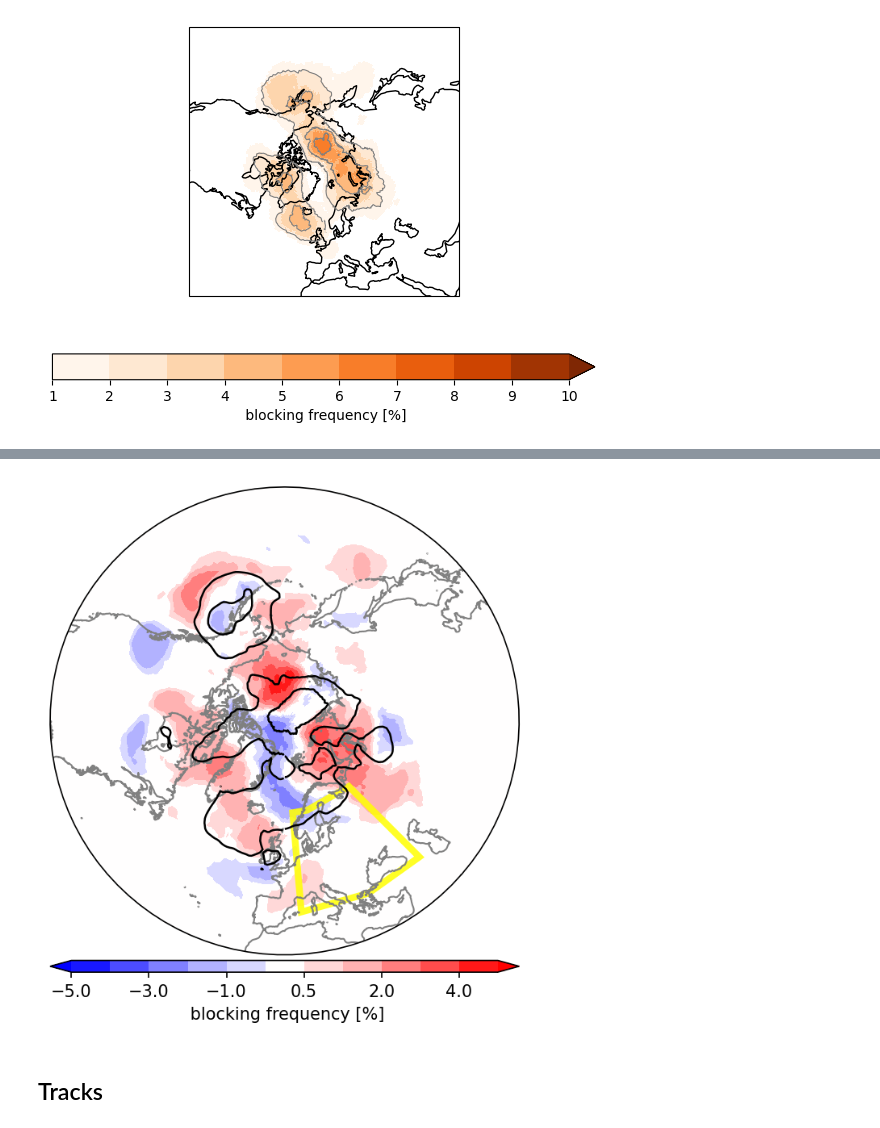
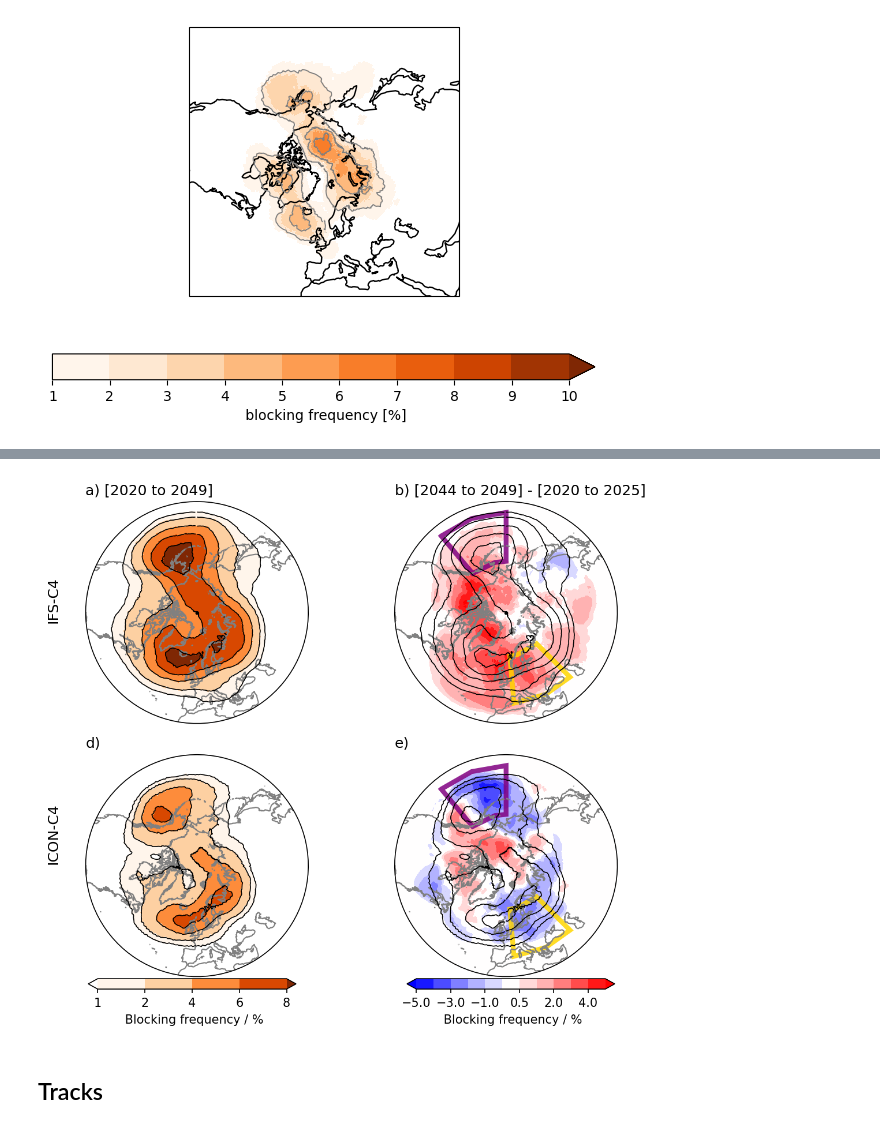
Before and after one commit to edgardotes/blocking, a Jupyter notebook: bks_test-anom.ipynb, the cells around one changed output, grey strips where cells are left out. Cells and saved outputs as stored; diff of their text form; code cells hidden in the pictures.

```diff
--- a/bks_test-anom.ipynb
+++ b/bks_test-anom.ipynb
@@ -1114,12 +1943,16 @@ import cartopy.util as cutil
 import matplotlib.patches as mpatches
 import matplotlib.path as mpath
 
-### BIAS mean ensamble
-chg_ifs_fil = gaussian_filter(chg_ifs_jja['flag'], sigma=0.5)
-feq_ifs_first_fil = gaussian_filter(feq_ifs_first_jja['flag'], sigma=1.0)
+### BIAS ifs
+chg_ifs_fil = gaussian_filter(chg_ifs['flag'], sigma=0.5)
+feq_ifs_first_fil = gaussian_filter(feq_ifs_first['flag'], sigma=1.0)
+### BIAS icon
+chg_icon_fil = gaussian_filter(chg_icon['flag'], sigma=0.5)
+feq_icon_first_fil = gaussian_filter(feq_icon_first['flag'], sigma=1.0)
 
 ### fill gap
 chg_ifs_new, clon = cutil.add_cyclic(chg_ifs_fil, chg_ifs.lon)
+chg_icon_new, clon = cutil.add_cyclic(chg_icon_fil, chg_icon.lon)
 
 ### Compute a circle in axes coordinates, which we can use as a boundary
 ### for the map. We can pan/zoom as much as we like - the boundary will be
@@ -1131,39 +1964,91 @@ circle = mpath.Path(verts * radius + center)
 # %%
 ###
 ### changes
 import matplotlib.patches as mpatches
 
 #clevels=[-8,-6,-4,-2,-1,1,2,4,6,8]
 clevels=[-5,-4,-3,-2,-1,-0.5,0.5,1,2,3,4,5]
-mlevels=np.arange(2,18,2)
+#clevels=[-4,-3,-2,-1,-0.5,0.5,1,2,3,4]
+#mlevels=[1,2,3,4,5,6,7]
+mlevels=[1,2,4,6,8]
 
 #fig, ax3 = plt.subplots(1, 3, figsize=(10, 6),dpi=150, subplot_kw={'projection': ccrs.SouthPolarStereo()})
-fig, ax3 = plt.subplots(1, 1, figsize=(5, 6),dpi=150, subplot_kw={'projection': ccrs.NorthPolarStereo()})
+fig, ((ax1,ax2),(ax3,ax4)) = plt.subplots(2, 2, figsize=(8, 6),dpi=150, subplot_kw={'projection': ccrs.NorthPolarStereo()})
 
-ax3.set_boundary(circle, transform=ax3.transAxes)
+###=== first panel
+#im =ax1.contourf(feq_ifs_first.lon, feq_ifs_first.lat,feq_ifs_first_fil, levels=mlevels,cmap='Oranges', extend = 'max', transform=ccrs.PlateCarree())
+#im0 =ax1.contour(feq_ifs_first.lon, feq_ifs_first.lat,feq_ifs_first_fil, colors='k', linewidths=1.2, levels=mlevels, transform=ccrs.PlateCarree())
+im=feq_ifs.flag.plot(ax=ax1,levels=mlevels, cmap='Oranges', extend = 'max', transform=ccrs.PlateCarree(),add_colorbar=False)
+feq_ifs.flag.plot.contour(ax=ax1,colors='k', linewidths=0.8, levels=mlevels, transform=ccrs.PlateCarree())
+ax1.set_extent([-180, 180, 30, 90], crs=ccrs.PlateCarree())
+ax1.coastlines(resolution='50m', color='grey', linestyle='-', alpha=1)
+ax1.set_boundary(circle, transform=ax1.transAxes)
+#plt.colorbar(im, orientation='horizontal',ticklocation='auto',pad=0.01, aspect=40,label=' blocking frequency [%]')
+#ax1.set_title(' [2020 to 2049]')
+ax1.set_title('a) [2020 to 2049]',loc='left',fontsize=12)
+
+fig.text(0.06, 0.75, 'IFS-C4', va='center', rotation='vertical',fontsize=12)
 
 ###==== second panel
-#im=chg_ifs.flag.plot(ax=ax3,levels=clevels, cmap='bwr', extend = 'both', transform=ccrs.PlateCarree(),add_colorbar=True,cbar_kwargs={'label': ' blocking frequency [%]','orientation':'horizontal','pad':0.01, 'aspect':50})
-im =ax3.contourf(clon, chg_ifs.lat,chg_ifs_new, levels=clevels, cmap='bwr', extend = 'both', transform=ccrs.PlateCarree())
+im =ax2.contourf(clon, chg_ifs.lat,chg_ifs_new, levels=clevels, cmap='bwr', extend = 'both', transform=ccrs.PlateCarree())
+#im2 =ax2.contour(feq_ifs_first.lon, feq_ifs_first.lat,feq_ifs_first_fil, colors='k', linewidths=1.2, levels=mlevels, transform=ccrs.PlateCarree())
+feq_ifs.flag.plot.contour(ax=ax2,colors='k', linewidths=0.8, levels=mlevels, transform=ccrs.PlateCarree())
+ax2.set_extent([-180, 180, 30, 90], crs=ccrs.PlateCarree())
+ax2.coastlines(resolution='50m', color='grey', linestyle='-', alpha=1)
+ax2.add_patch(mpatches.Rectangle(xy=[5, 40], width=40, height=25,\
+                                 facecolor='none',alpha=0.85,edgecolor="gold",linewidth=4,transform=ccrs.PlateCarree()))
+ax2.add_patch(mpatches.Rectangle(xy=[-180, 35], width=40, height=25,\
+                                 facecolor='none',alpha=0.85,edgecolor="purple",linewidth=4,transform=ccrs.PlateCarree()))
+ax2.set_boundary(circle, transform=ax2.transAxes)
+#plt.colorbar(im, orientation='horizontal',ticklocation='auto',pad=0.01, aspect=40,label=' blocking frequency [%]')
+ax2.set_title('b) [2044 to 2049] - [2020 to 2025]',loc='left',fontsize=12)
 
-#feq_ifs_first.flag.plot.contour(ax=ax3,colors='g', linewidths=0.8, levels=np.arange(4,20,4), transform=ccrs.PlateCarree())
-im2 =ax3.contour(feq_ifs_first.lon, feq_ifs_first.lat,feq_ifs_first_fil, colors='k', linewidths=1.2, levels=mlevels, transform=ccrs.PlateCarree())
 
+###=== third panel
+#im =ax3.contourf(feq_icon_first.lon, feq_icon_first.lat,feq_icon_first_fil, levels=mlevels,cmap='Oranges', extend = 'max', transform=ccrs.PlateCarree())
+#im0 =ax3.contour(feq_icon_first.lon, feq_icon_first.lat,feq_icon_first_fil, colors='k', linewidths=1.2, levels=mlevels, transform=ccrs.PlateCarree())
+im=feq_icon.flag.plot(ax=ax3,levels=mlevels, cmap='Oranges', extend = 'max', transform=ccrs.PlateCarree(),add_colorbar=False)
+feq_icon.flag.plot.contour(ax=ax3,colors='k', linewidths=0.8, levels=mlevels, transform=ccrs.PlateCarree())
 ax3.set_extent([-180, 180, 30, 90], crs=ccrs.PlateCarree())
 ax3.coastlines(resolution='50m', color='grey', linestyle='-', alpha=1)
-#ax3.set_title('IFS (2044 to 2049) - (2020 to 2025)')
+ax3.set_boundary(circle, transform=ax3.transAxes)
+#plt.colorbar(im, orientation='horizontal',ticklocation='auto',pad=0.01, aspect=40,label=' blocking frequency [%]')
+#ax3.set_title('ICON (2020 to 2049)')
+ax3.set_title('d)',loc='left',fontsize=12)
 
-ax3.add_patch(mpatches.Rectangle(xy=[5, 40], width=40, height=25,\
-                                 facecolor='none',alpha=0.85,edgecolor="yellow",linewidth=4,transform=ccrs.PlateCarree()))
-#ax3.add_patch(mpatches.Rectangle(xy=[160, 50], width=30, height=25,\
-#                                 facecolor='none',alpha=0.85,edgecolor="yellow",linewidth=2,transform=ccrs.PlateCarree()))
+###=== Add colorbar
+cbar_ax = fig.add_axes([0.12, 0.001, 0.3, 0.02])  # Left, bottom, width, height.
+cbar = fig.colorbar(im, cax=cbar_ax, extend='both', orientation='horizontal')
+cbar.set_label(' Blocking frequency / %')
 
-plt.colorbar(im, orientation='horizontal',ticklocation='auto',pad=0.01, aspect=40,label=' blocking frequency [%]')
+###=== fourth panel
+im =ax4.contourf(clon, chg_icon.lat,chg_icon_new, levels=clevels, cmap='bwr', extend = 'both', transform=ccrs.PlateCarree())
+#im3 =ax4.contour(feq_icon_first.lon, feq_icon_first.lat,feq_icon_first_fil, colors='k', linewidths=1.2, levels=mlevels, transform=ccrs.PlateCarree())
+feq_icon.flag.plot.contour(ax=ax4,colors='k', linewidths=0.8, levels=mlevels, transform=ccrs.PlateCarree())
+ax4.set_extent([-180, 180, 30, 90], crs=ccrs.PlateCarree())
+ax4.coastlines(resolution='50m', color='grey', linestyle='-', alpha=1)
+ax4.add_patch(mpatches.Rectangle(xy=[5, 40], width=40, height=25,\
+                                 facecolor='none',alpha=0.85,edgecolor="gold",linewidth=4,transform=ccrs.PlateCarree()))
+ax4.add_patch(mpatches.Rectangle(xy=[-180, 35], width=40, height=25,\
+                                 facecolor='none',alpha=0.85,edgecolor="purple",linewidth=4,transform=ccrs.PlateCarree()))
+ax4.set_boundary(circle, transform=ax4.transAxes)
+#plt.colorbar(im, orientation='horizontal',ticklocation='auto',pad=0.01, aspect=40,label=' blocking frequency [%]')
+#ax4.set_title('ICON (2044 to 2049) - (2020 to 2025)')
+ax4.set_title('e)',loc='left',fontsize=12)
+fig.text(0.06, 0.30, 'ICON-C4', va='center', rotation='vertical',fontsize=12)
+
+###=== Add colorbar
+cbar_ax = fig.add_axes([0.58, 0.001, 0.3, 0.02])  # Left, bottom, width, height.
+cbar = fig.colorbar(im, cax=cbar_ax, extend='both', orientation='horizontal')
+cbar.set_label(' Blocking frequency / %')
+
+fig.tight_layout()
 
 #plt.savefig('IFS-production_changing_djf.png')
-plt.savefig('ICON-production_changing_jja.png')
+#plt.savefig('ICON-production_changing_jja.png')
+plt.savefig('ICON+IFS-production_changing.png',bbox_inches = 'tight')
 # %% [output]
-[figure, old version]
+[figure, new version]
 # %%
 ###european blocks
 #sample=blocks_ifs.sel(lat=slice(40,65),lon=slice(-5,35))
```
Also changed, not shown: parts of 100 cells of this notebook, 7 other files.
